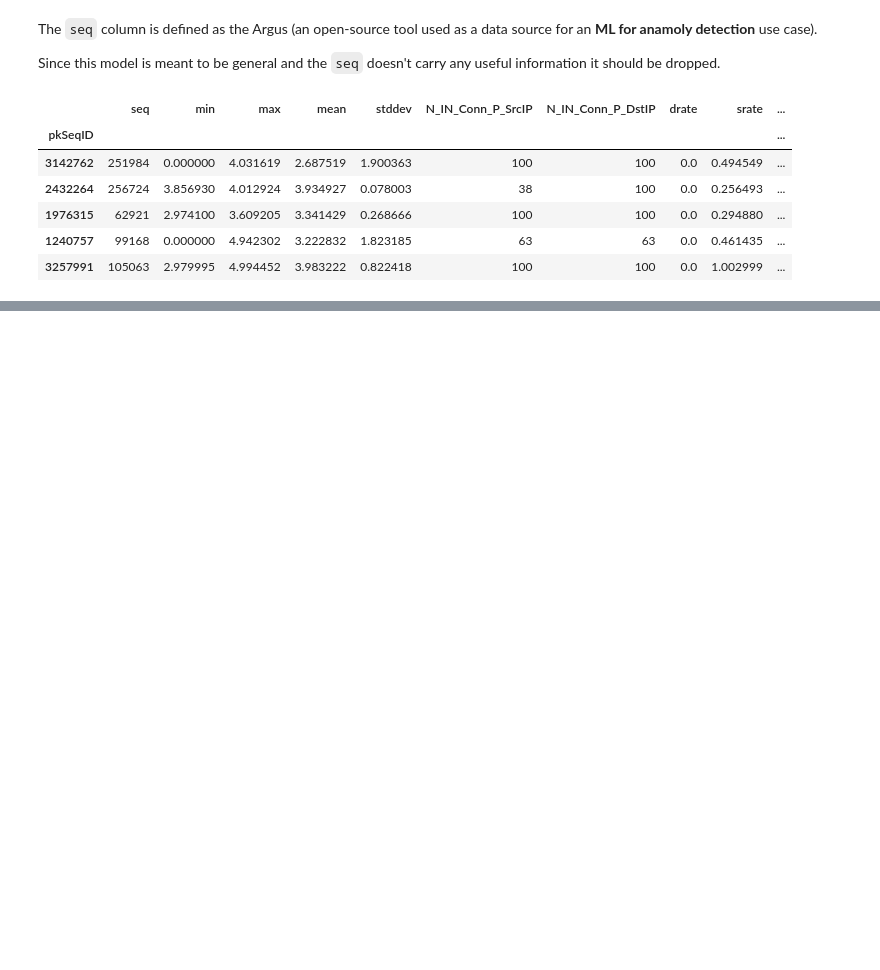
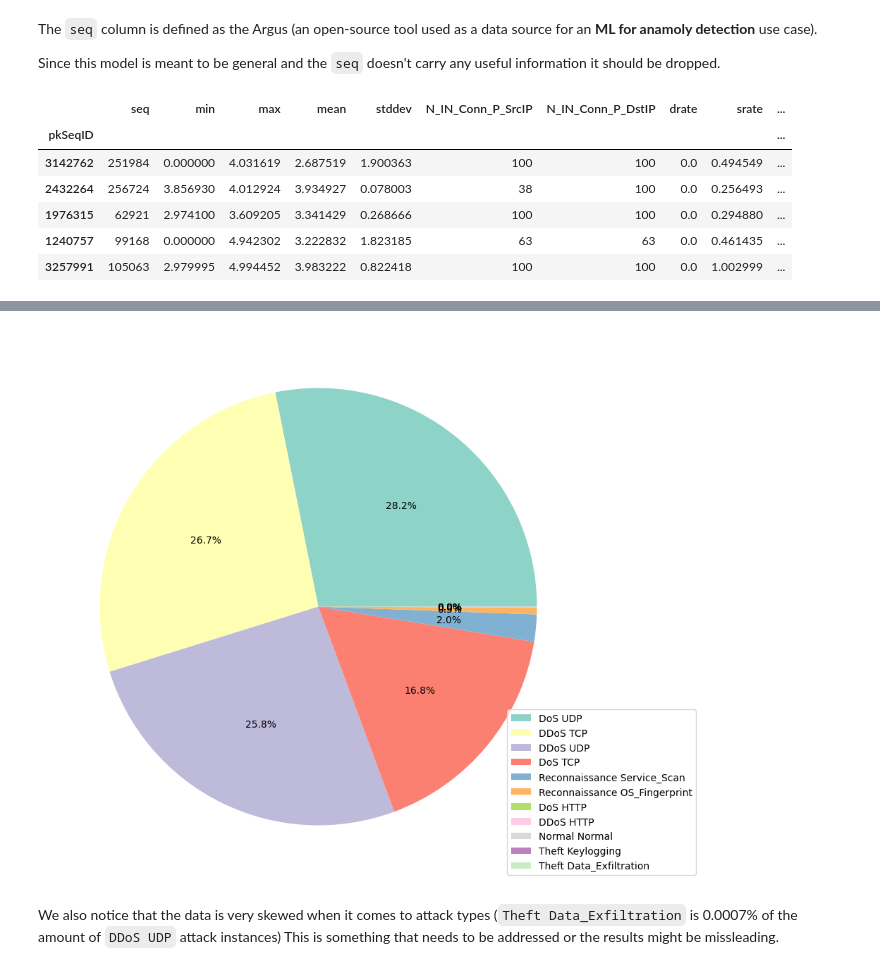
Before and after one commit to merzouka/bds.ml, a Jupyter notebook: eda/eda.ipynb, the cells around one changed output, grey strips where cells are left out. Saved outputs shown, nothing was run; the diff lists cells and outputs as text; code cells hidden in the pictures; blank space fills up the shorter version.

```diff
--- a/eda/eda.ipynb
+++ b/eda/eda.ipynb
@@ -244,3 +281,6 @@ testing.drop(TO_DROP, axis=1, inplace=True)
 | Theft Keylogging | 59 |
 | Theft Data_Exfiltration | 6 |
 dtype: int64
+# %%
+category_counts = training['category'].value_counts()
+(category_counts / category_counts.max()) * 100
@@ -246,0 +302,11 @@ dtype: int64
+# %%
+plt.figure(figsize=(10, 14))
+colors = plt.cm.Set3(range(len(category_counts)))  # or use custom colors
+plt.pie(category_counts, labels=None, colors=colors, autopct='%1.1f%%')
+plt.legend(category_counts.index, loc='lower right', bbox_to_anchor=(1.2, 0))
+plt.show()
+# %% [output]
+[figure, added]
+# %% [markdown]
+We also notice that the data is very skewed when it comes to attack types (`Theft Data_Exfiltration` is 0.0007% of the amount of `DDoS UDP` attack instances)
+This is something that needs to be addressed or the results might be missleading.
```
Also changed, not shown: parts of 8 cells of this notebook.
